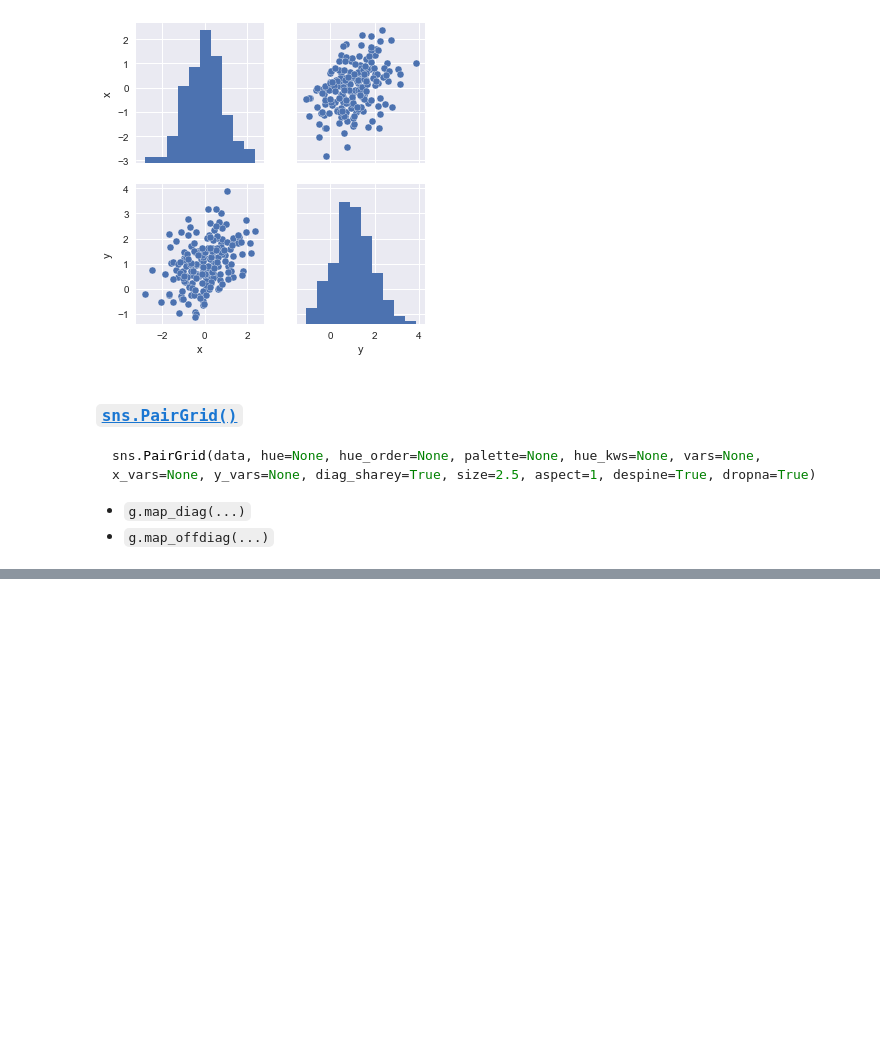
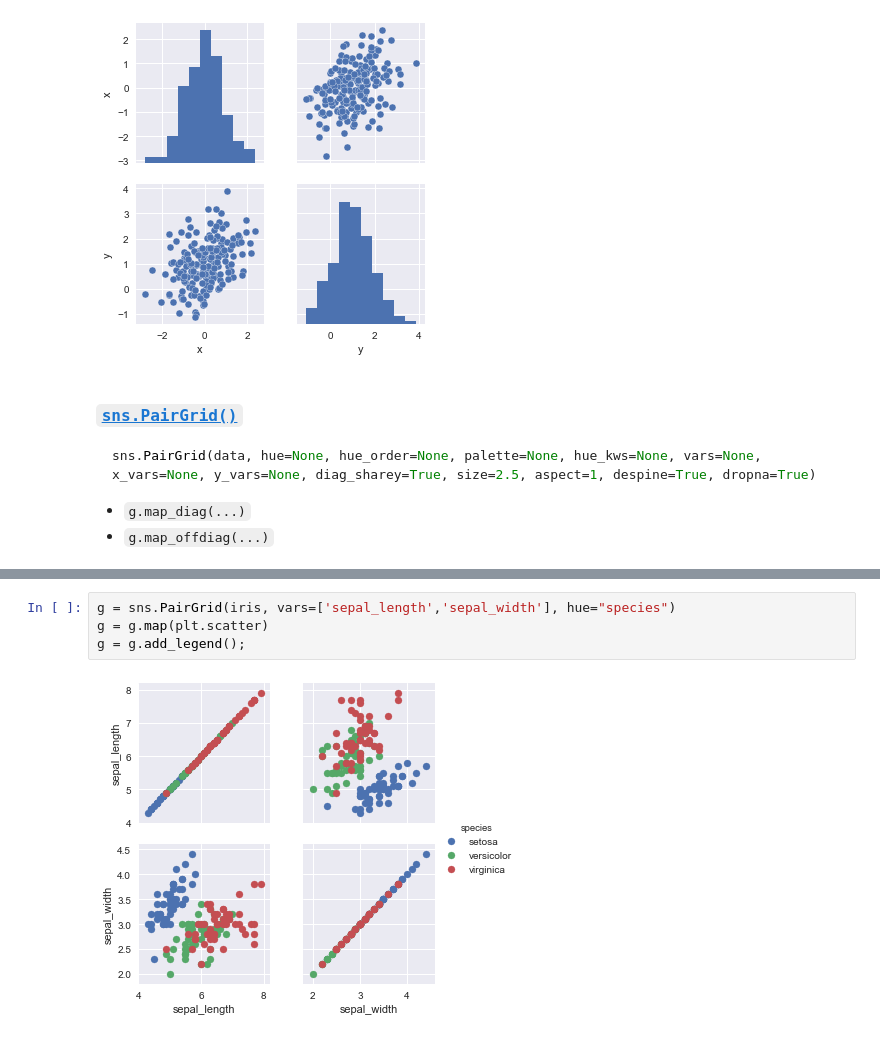
Before and after one commit to WarmingWang/reptiles_gh, a Jupyter notebook: Machine Learning/seaborn/ch02S01_Plotting_functions__Visualizing_distribution.ipynb, the cells around one changed output, grey strips where cells are left out. Cells and saved outputs as stored; diff of their text form; blank space fills up the shorter version.

```diff
--- a/Machine Learning/seaborn/ch02S01_Plotting_functions__Visualizing_distribution.ipynb
+++ b/Machine Learning/seaborn/ch02S01_Plotting_functions__Visualizing_distribution.ipynb
@@ -190,0 +201,6 @@ g.map_offdiag(sns.kdeplot, cmap="Blues_d", n_levels=6);
+# %%
+g = sns.PairGrid(iris, vars=['sepal_length','sepal_width'], hue="species")
+g = g.map(plt.scatter)
+g = g.add_legend();
+# %% [output]
+[figure, added]
```
Also changed, not shown: parts of 11 cells of this notebook, 1 other file.
